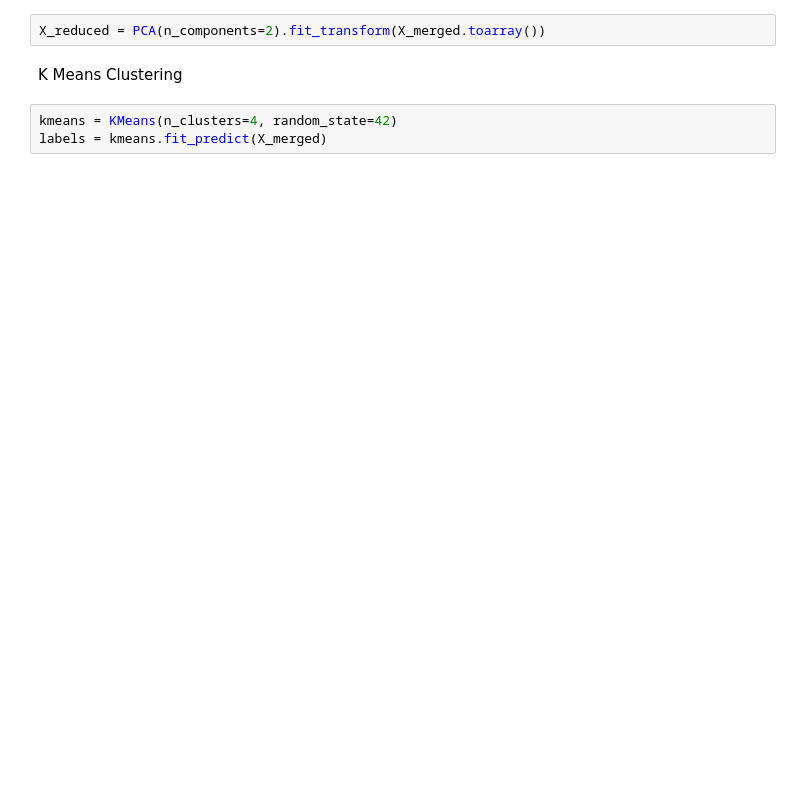
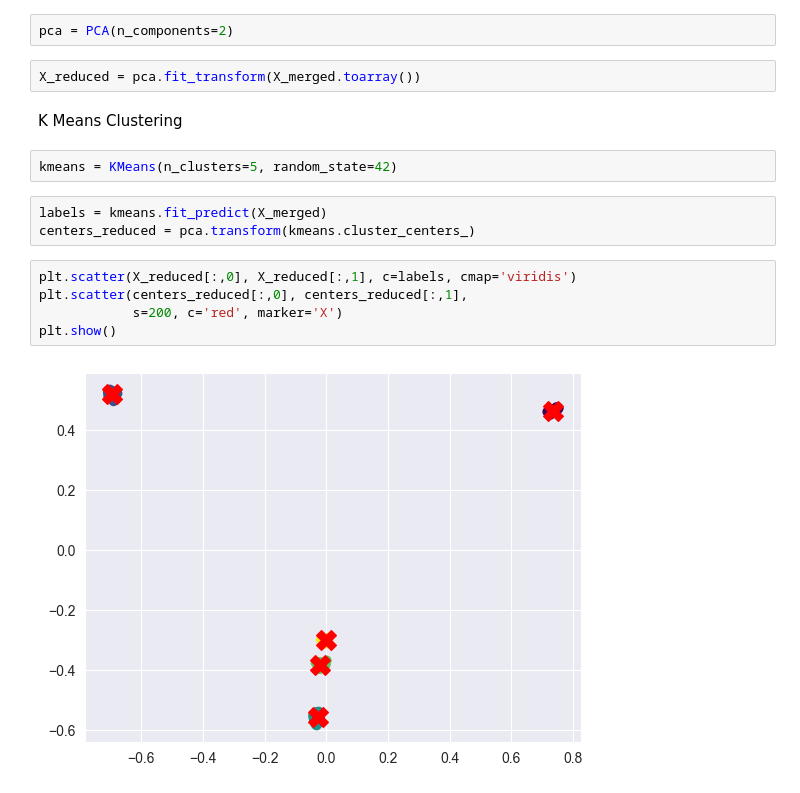
Before and after one commit to namitabagri/News-Segmentation, a Jupyter notebook: main.ipynb, the cells around one changed output. Cells and saved outputs as stored; diff of their text form; blank space fills up the shorter version.

Commit message:
Plotted clusters

```diff
--- a/main.ipynb
+++ b/main.ipynb
@@ -106,10 +106,21 @@ Text(0.5, 1.0, 'Elbow Method For Optimal k')
 [figure]
 # %% [markdown]
 Dimensionality reduction with PCA
+# %%
+pca = PCA(n_components=2)
 # %%
-X_reduced = PCA(n_components=2).fit_transform(X_merged.toarray())
+X_reduced = pca.fit_transform(X_merged.toarray())
 # %% [markdown]
 K Means Clustering
 # %%
-kmeans = KMeans(n_clusters=4, random_state=42)
-labels = kmeans.fit_predict(X_merged)
+kmeans = KMeans(n_clusters=5, random_state=42)
+# %%
+labels = kmeans.fit_predict(X_merged)
+centers_reduced = pca.transform(kmeans.cluster_centers_)
+# %%
+plt.scatter(X_reduced[:,0], X_reduced[:,1], c=labels, cmap='viridis')
+plt.scatter(centers_reduced[:,0], centers_reduced[:,1],
+            s=200, c='red', marker='X')
+plt.show()
+# %% [output]
+[figure, added]
```
